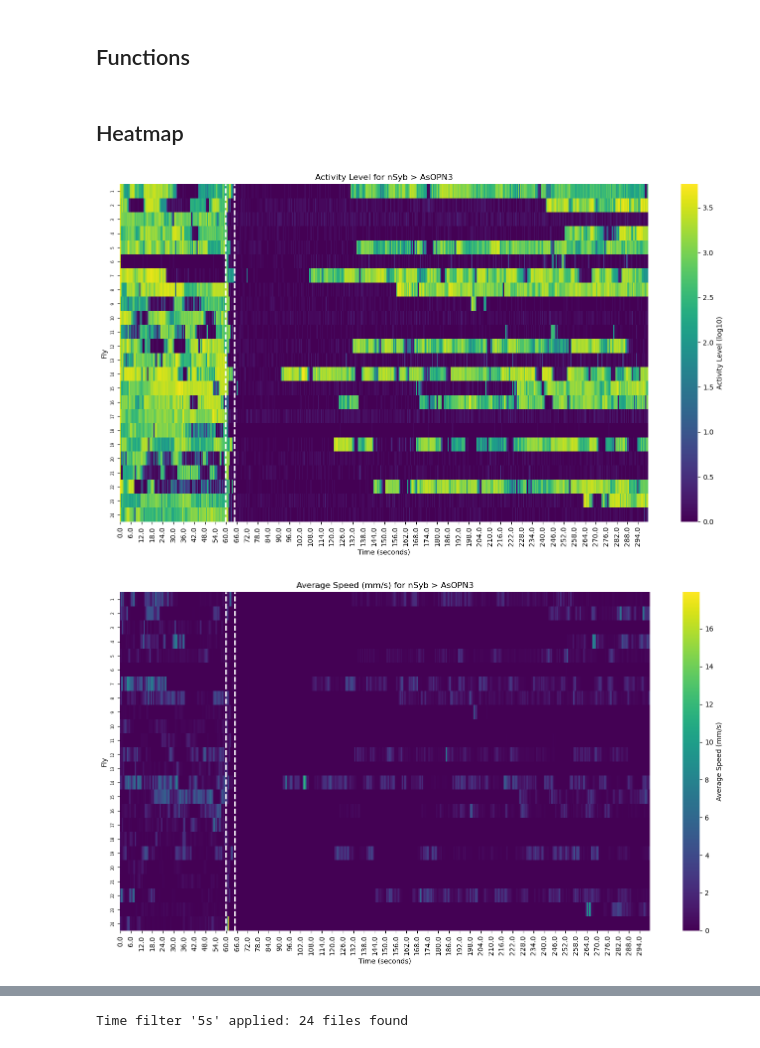
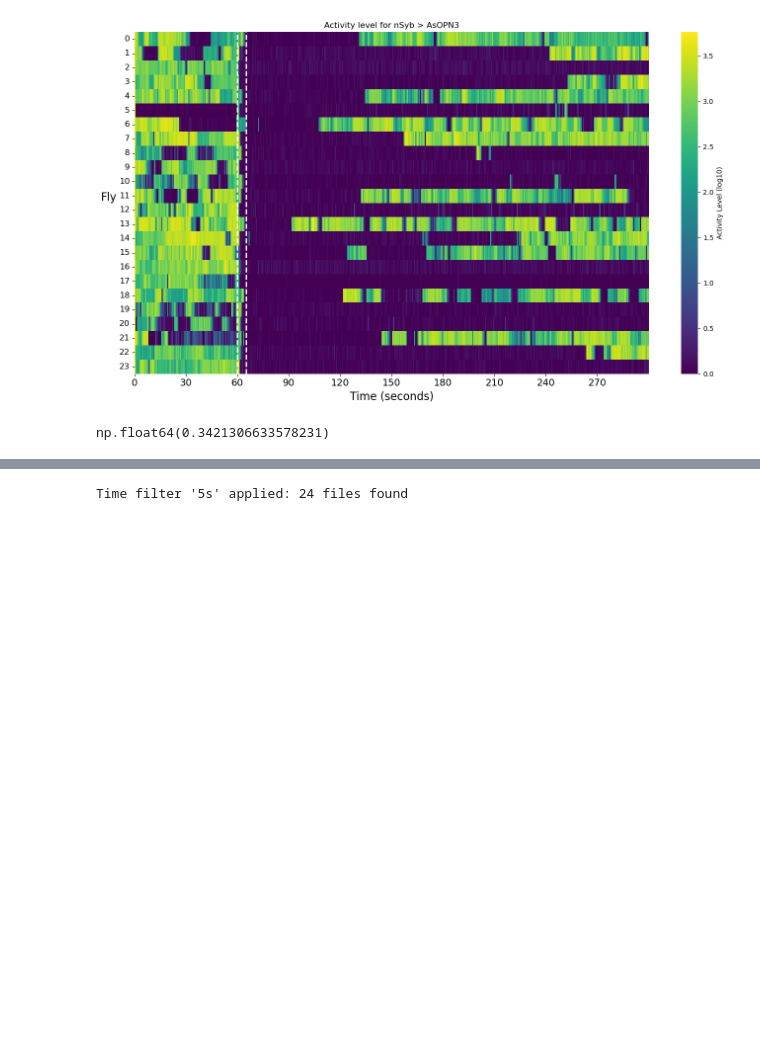
Before and after one commit to lnicole08/TrumelanOPN3, a Jupyter notebook: 2. Individual_Genotype_Analysis_Heatmap.ipynb, the cells around one changed output, grey strips where cells are left out. Cells and saved outputs as stored; diff of their text form; code cells hidden in the pictures; blank space fills up the shorter version.

Commit message:
Second cleanup
1. generating of single csv file for easier processing, dont have to keep reloading all files
2. Heatmap settled

```diff
--- a/Individual_Genotype_Analysis.ipynb
+++ b/2. Individual_Genotype_Analysis_Heatmap.ipynb
@@ -41,2 +31,0 @@ control2_path = base_path + control2name
-# %% [markdown]
-## Functions
@@ -190,35 +32,36 @@ def create_linegraph(data_dict, title, max_time = None, smoothing_window=5):
-# %% [markdown]
-## Heatmap
-# %%
-metrics = ["Activity Level", "Speed_Av_mm_per_sec"]
-metric_labels = ["Activity Level", "Average Speed (mm/s)"]
-
-# Check if folders exist
-folders_exist = {
-    "experimental": os.path.exists(exp_path),
-}
-
-
-for metric, metric_label in zip(metrics, metric_labels):
-
-    # Load experimental data with time filter
-    if folders_exist["experimental"]:
-        exp_data = load_csv_data(exp_path, metric, time_filter=time)
-        if exp_data is not None:
-            fig = create_heatmap(
-                exp_data,
-                f"{metric_label} for {transgenicnaming}", max_time = 300,
-                log_transform=(metric == "Activity Level")
-            )
-
-            # Save heatmap (uncomment if output_dir is defined)
-            # filename = f"{genotypefilename}_{metric.replace(' ', '_').lower()}_heatmap.svg"
-            # fig.savefig(os.path.join(output_dir, filename))
-            plt.show()
-        else:
-            print(f"No data found in {exp_path}")
-    else:
-        print(f"Experimental folder not found: {exp_path}")
-# %% [output]
-[figure, removed]
-[figure, removed]
+# %%
+exp_combined_df = pd.read_csv(exp_path + "_" + time + "_max" + str(maxtime) + "s.csv").set_index('Time (s)')
+# %%
+activityleveldf = exp_combined_df.filter(regex="^ActivityLevel").T.reset_index(drop=True)
+
+if responder == "eOPN3":
+    responderrename = "AsOPN3"
+if responder == "ACR":
+    responderrename = "GtACR1"
+
+plt.figure(figsize=(14, 8))
+ax = sns.heatmap(activityleveldf, cmap="viridis", cbar_kws={'label': 'Activity Level (log10)'}, xticklabels=12, yticklabels=True)
+plt.yticks(fontsize=12)
+
+# Add illumination lines
+illum_start_idx = int(illum_start // bin_size)
+illum_end_idx = int((illum_start + illum_duration) // bin_size)
+plt.axvline(x=illum_start_idx, color='white', linewidth=2, linestyle='--', alpha=1.0)
+plt.axvline(x=illum_end_idx, color='white', linewidth=2, linestyle='--', alpha=1.0)
+
+tick_times = range(0, 300, 30)  # 0, 30, 60, 90, ...
+tick_positions = [list(activityleveldf.columns).index(float(t)) for t in tick_times if float(t) in activityleveldf.columns]
+ax.set_xticks(tick_positions)
+ax.set_xticklabels(tick_times, rotation = 0, fontsize = 14)
+plt.yticks(rotation=0)
+
+plt.xlabel("Time (seconds)", fontsize = 16)
+plt.ylabel("Fly",rotation =0, labelpad=15, fontsize = 16)
+plt.title("Activity level for " + driver + " > " + responderrename)
+plt.tight_layout()
+# %% [output]
+[figure, added]
+# %%
+speeddf.mean().mean()
+# %% [output]
+np.float64(0.3421306633578231)
```
Also changed, not shown: parts of 3 cells of this notebook, 1 other file.
